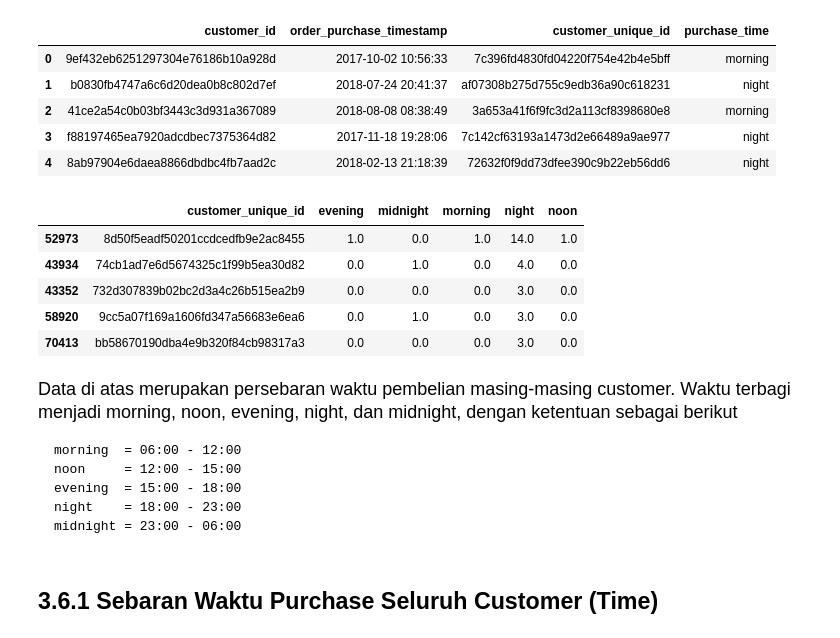
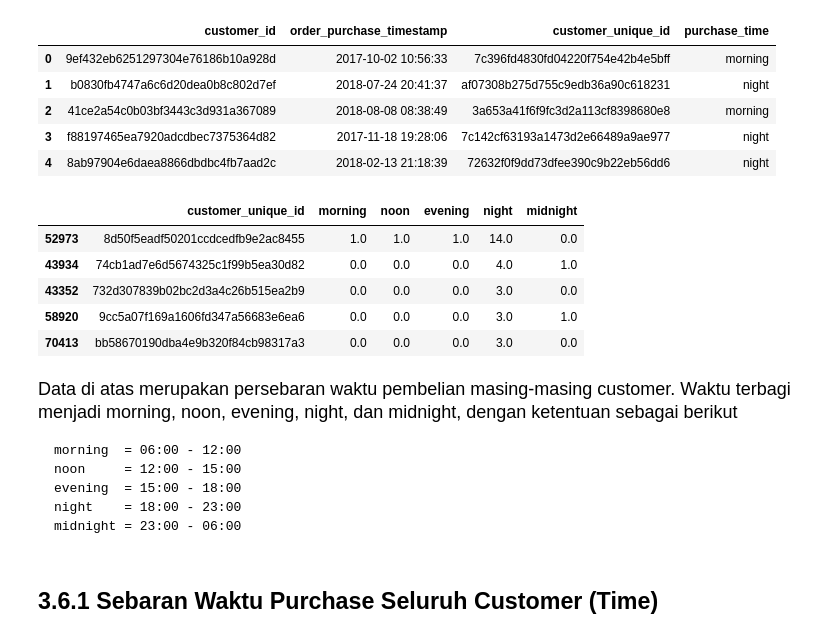
Before and after one commit to latifaahu/kaggle-brazilian, a Jupyter notebook: 03-latifah-hukma-shobiyya.ipynb, the cells around one changed output. Cells and saved outputs as stored; diff of their text form; code cells hidden in the pictures.

```diff
--- a/03-latifah-hukma-shobiyya.ipynb
+++ b/03-latifah-hukma-shobiyya.ipynb
@@ -708,33 +738,32 @@ cust_orders.head()
 # %%
 # ambil frequency waktu purchase masing-masing customer
 cust_orders_time = cust_orders[['customer_unique_id','purchase_time','customer_id']].groupby(['customer_unique_id','purchase_time']).count().reset_index()
 
 # buat feature baru
 cust_orders_time = cust_orders_time.pivot_table('customer_id', ['customer_unique_id'], 'purchase_time')
 
 # handling NaN
 cust_orders_time = cust_orders_time.fillna(0)
 
 # showing dataframe
 cust_orders_time = cust_orders_time.rename_axis(None, axis=1).reset_index()
+cust_orders_time = cust_orders_time[['customer_unique_id','morning','noon','evening','night','midnight']]
 cust_orders_time.sort_values(by='night', ascending=False).head()
 # %% [output]
-|  | customer_unique_id | evening | midnight | morning | night | noon |
-| 52973 | 8d50f5eadf50201ccdcedfb9e2ac8455 | 1.0 | 0.0 | 1.0 | 14.0 | 1.0 |
-| 43934 | 74cb1ad7e6d5674325c1f99b5ea30d82 | 0.0 | 1.0 | 0.0 | 4.0 | 0.0 |
+|  | customer_unique_id | morning | noon | evening | night | midnight |
+| 52973 | 8d50f5eadf50201ccdcedfb9e2ac8455 | 1.0 | 1.0 | 1.0 | 14.0 | 0.0 |
+| 43934 | 74cb1ad7e6d5674325c1f99b5ea30d82 | 0.0 | 0.0 | 0.0 | 4.0 | 1.0 |
 | 43352 | 732d307839b02bc2d3a4c26b515ea2b9 | 0.0 | 0.0 | 0.0 | 3.0 | 0.0 |
-| 58920 | 9cc5a07f169a1606fd347a56683e6ea6 | 0.0 | 1.0 | 0.0 | 3.0 | 0.0 |
+| 58920 | 9cc5a07f169a1606fd347a56683e6ea6 | 0.0 | 0.0 | 0.0 | 3.0 | 1.0 |
 | 70413 | bb58670190dba4e9b320f84cb98317a3 | 0.0 | 0.0 | 0.0 | 3.0 | 0.0 |
 # %% [markdown]
-<font size="4">Data di atas merupakan persebaran waktu pembelian masing-masing customer. Waktu terbagi menjadi morning, noon, evening, night, dan midnight, dengan ketentuan sebagai berikut
+<font size="4">Data di atas merupakan persebaran waktu pembelian masing-masing customer. Waktu terbagi menjadi morning, noon, evening, night, dan midnight, dengan ketentuan sebagai berikut</font>
 
     morning  = 06:00 - 12:00
     noon     = 12:00 - 15:00
     evening  = 15:00 - 18:00
     night    = 18:00 - 23:00
     midnight = 23:00 - 06:00
-
-</font>
 # %% [markdown]
 ## 3.6.1 Sebaran Waktu Purchase Seluruh Customer (Time)
 # %%
```
Also changed, not shown: parts of 14 cells of this notebook.
